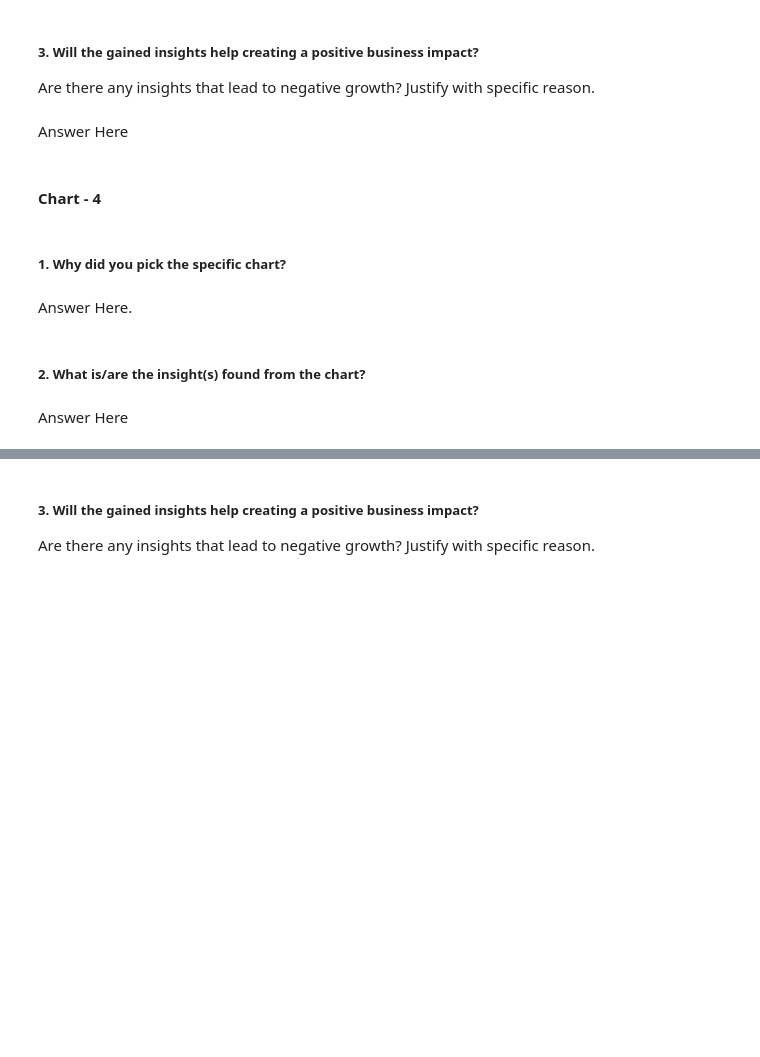
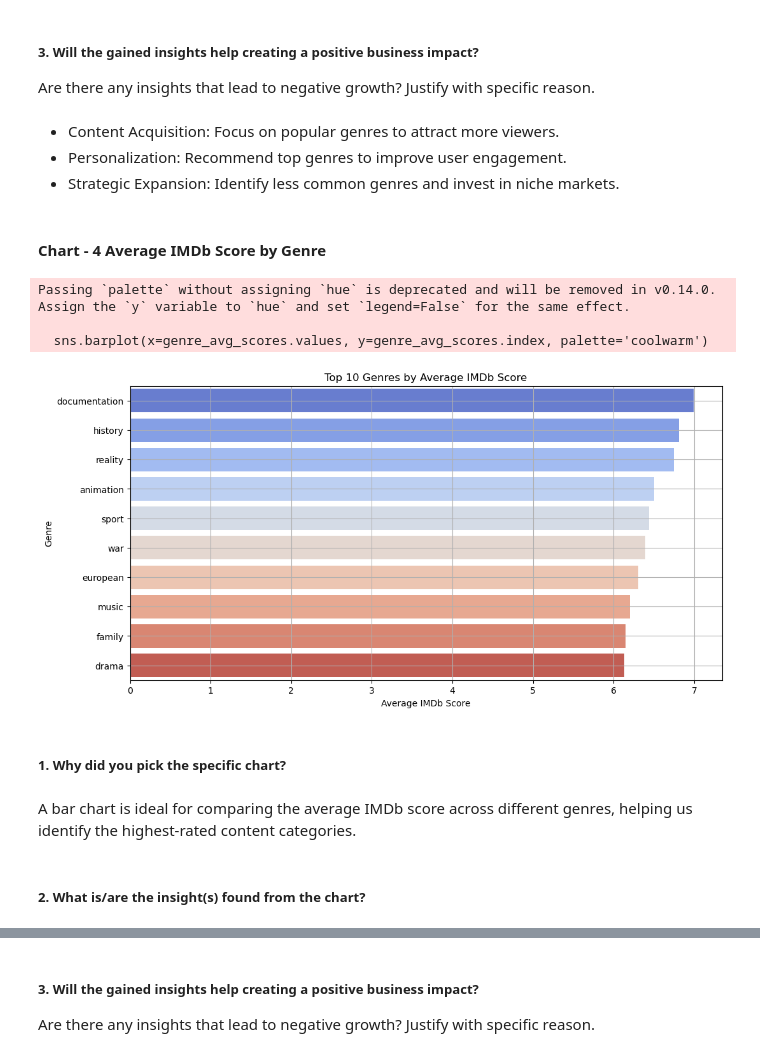
Before and after one commit to Shanmuganathan2004/Labmentix-Internship, a Jupyter notebook: WEEK-2/ML-week2-submission.ipynb, the cells around one changed output, grey strips where cells are left out. Drawn from its saved outputs; the diff is of its cells as text; code cells hidden in the pictures; blank space fills up the shorter version.

```diff
--- a/WEEK-2/ML-week2-submission.ipynb
+++ b/WEEK-2/ML-week2-submission.ipynb
@@ -459,7 +484,9 @@ Answer Here
 # %% [markdown]
 ##### 3. Will the gained insights help creating a positive business impact?
 Are there any insights that lead to negative growth? Justify with specific reason.
-# %% [markdown]
-Answer Here
+# %% [markdown]
+* Content Acquisition: Focus on popular genres to attract more viewers.
+* Personalization: Recommend top genres to improve user engagement.
+* Strategic Expansion: Identify less common genres and invest in niche markets.
 # %% [markdown]
-#### Chart - 4
+#### Chart - 4 Average IMDb Score by Genre
@@ -468,8 +493,33 @@ Answer Here
+# %%
+# Chart - 4 visualization
+# Explode genres and calculate average IMDb score per genre
+genre_imdb_scores = []
+for i, row in titles_df.iterrows():
+    for genre in row['genres']:
+        genre_imdb_scores.append((genre, row['imdb_score']))
+
+# Convert to DataFrame
+genre_imdb_df = pd.DataFrame(genre_imdb_scores, columns=['Genre', 'IMDb Score'])
+
+# Compute mean IMDb score per genre
+genre_avg_scores = genre_imdb_df.groupby('Genre')['IMDb Score'].mean().sort_values(ascending=False).head(10)
+
+# Plot bar chart
+plt.figure(figsize=(12, 6))
+sns.barplot(x=genre_avg_scores.values, y=genre_avg_scores.index, palette='coolwarm')
+plt.title('Top 10 Genres by Average IMDb Score')
+plt.xlabel('Average IMDb Score')
+plt.ylabel('Genre')
+plt.grid(True)
+plt.show()
+# %% [output]
+Passing `palette` without assigning `hue` is deprecated and will be removed in v0.14.0. Assign the `y` variable to `hue` and set `legend=False` for the same effect.
+
+  sns.barplot(x=genre_avg_scores.values, y=genre_avg_scores.index, palette='coolwarm')
+[figure, added]
 # %% [markdown]
 ##### 1. Why did you pick the specific chart?
-# %% [markdown]
-Answer Here.
+# %% [markdown]
+A bar chart is ideal for comparing the average IMDb score across different genres, helping us identify the highest-rated content categories.
 # %% [markdown]
 ##### 2. What is/are the insight(s) found from the chart?
-# %% [markdown]
-Answer Here
```
Also changed, not shown: parts of 10 cells of this notebook.
